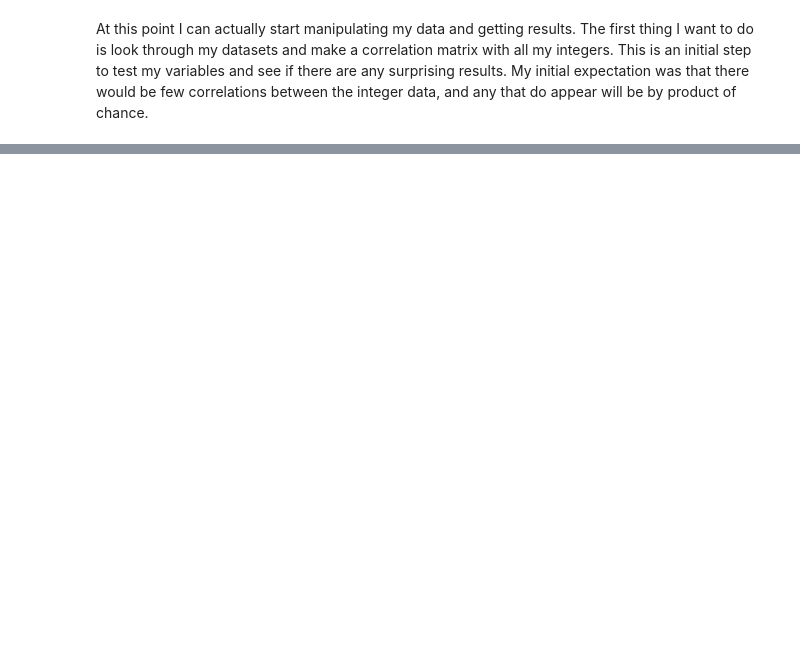
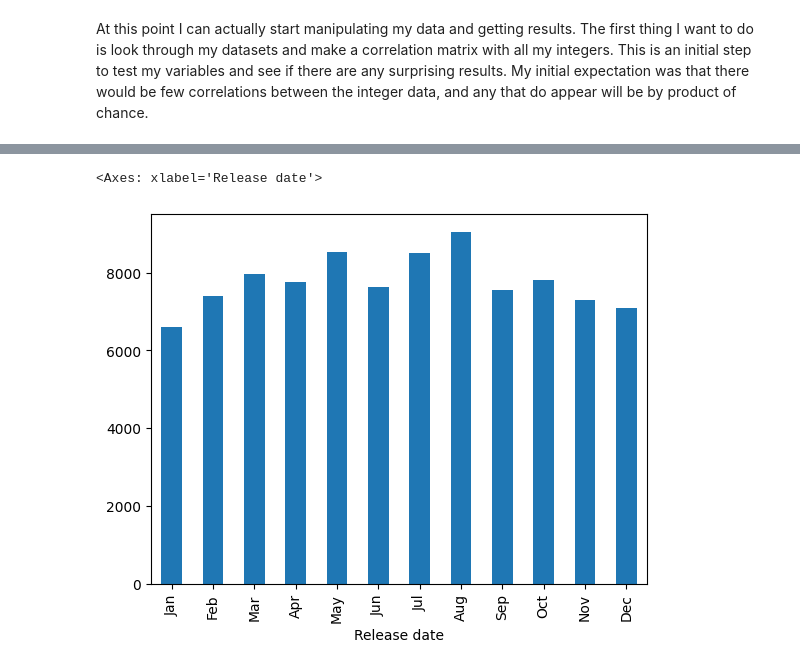
Before and after one commit to adamledet/itds-project-2025, a Jupyter notebook: Data_Science_Project.ipynb, the cells around one changed output, grey strips where cells are left out. Saved outputs shown, nothing was run; the diff lists cells and outputs as text; code cells hidden in the pictures; blank space fills up the shorter version.

Commit message:
Updated project with a new graph and new dataset

```diff
--- a/Data_Science_Project.ipynb
+++ b/Data_Science_Project.ipynb
@@ -137,0 +140,19 @@ ValueError: could not convert string to float: 'Demo Middle-earth™: Shadow of
+# %%
+# Map months to numbers and set type to int
+df_New["Release date"] = df_New["Release date"].str[:3]
+df_New["Release date"] = df_New["Release date"].map({
+    "Jan": 1,
+    "Feb": 2,
+    "Mar": 3,
+    "Apr": 4,
+    "May": 5,
+    "Jun": 6,
+    "Jul": 7,
+    "Aug": 8,
+    "Sep": 9,
+    "Oct": 10,
+    "Nov": 11,
+    "Dec": 12,
+})
+df_New["Release date"] = df_New["Release date"].astype(int)
+df_New["Release date"]
@@ -137,0 +199,4 @@ ValueError: could not convert string to float: 'Demo Middle-earth™: Shadow of
+# %%
+# Sort values (so that graph displays monthly data cleanly)
+df_New = df_New.sort_values(by=["Release date"])
+df_New["Release date"]
@@ -137,0 +218,21 @@ ValueError: could not convert string to float: 'Demo Middle-earth™: Shadow of
+# %%
+# I should probably make a function to convert months to numbers and back since I seem to be doing this repeatedly
+df_New["Release date"] = df_New["Release date"].map({
+    1: "Jan",
+    2: "Feb",
+    3: "Mar",
+    4: "Apr",
+    5: "May",
+    6: "Jun",
+    7: "Jul",
+    8: "Aug",
+    9: "Sep",
+    10: "Oct",
+    11: "Nov",
+    12: "Dec"
+})
+# %%
+df_New["Release date"].value_counts(sort=False).plot.bar()
+# %% [output]
+<Axes: xlabel='Release date'>
+[figure, added]
```
Also changed, not shown: parts of 15 cells of this notebook, 1 other file.
